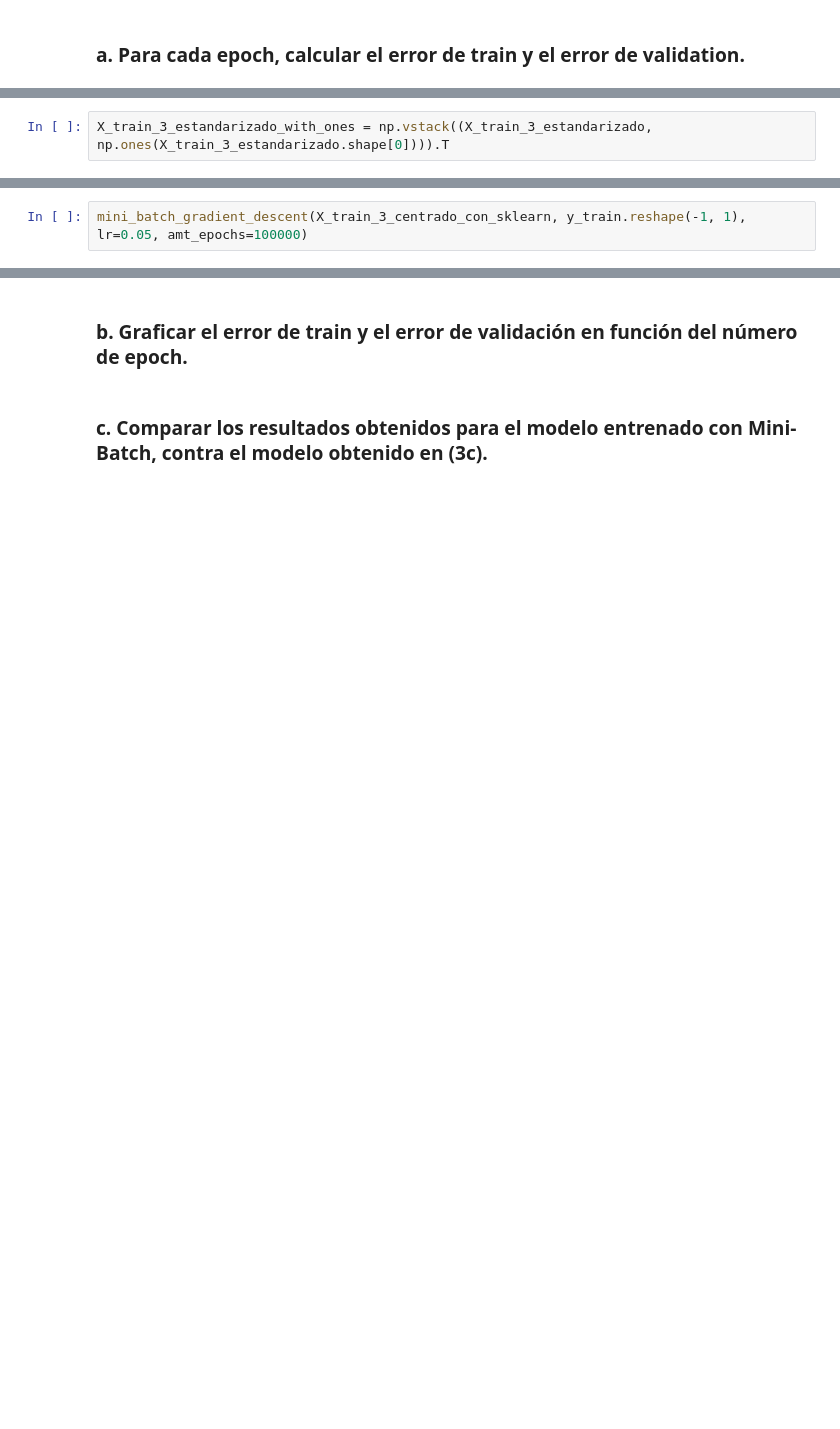
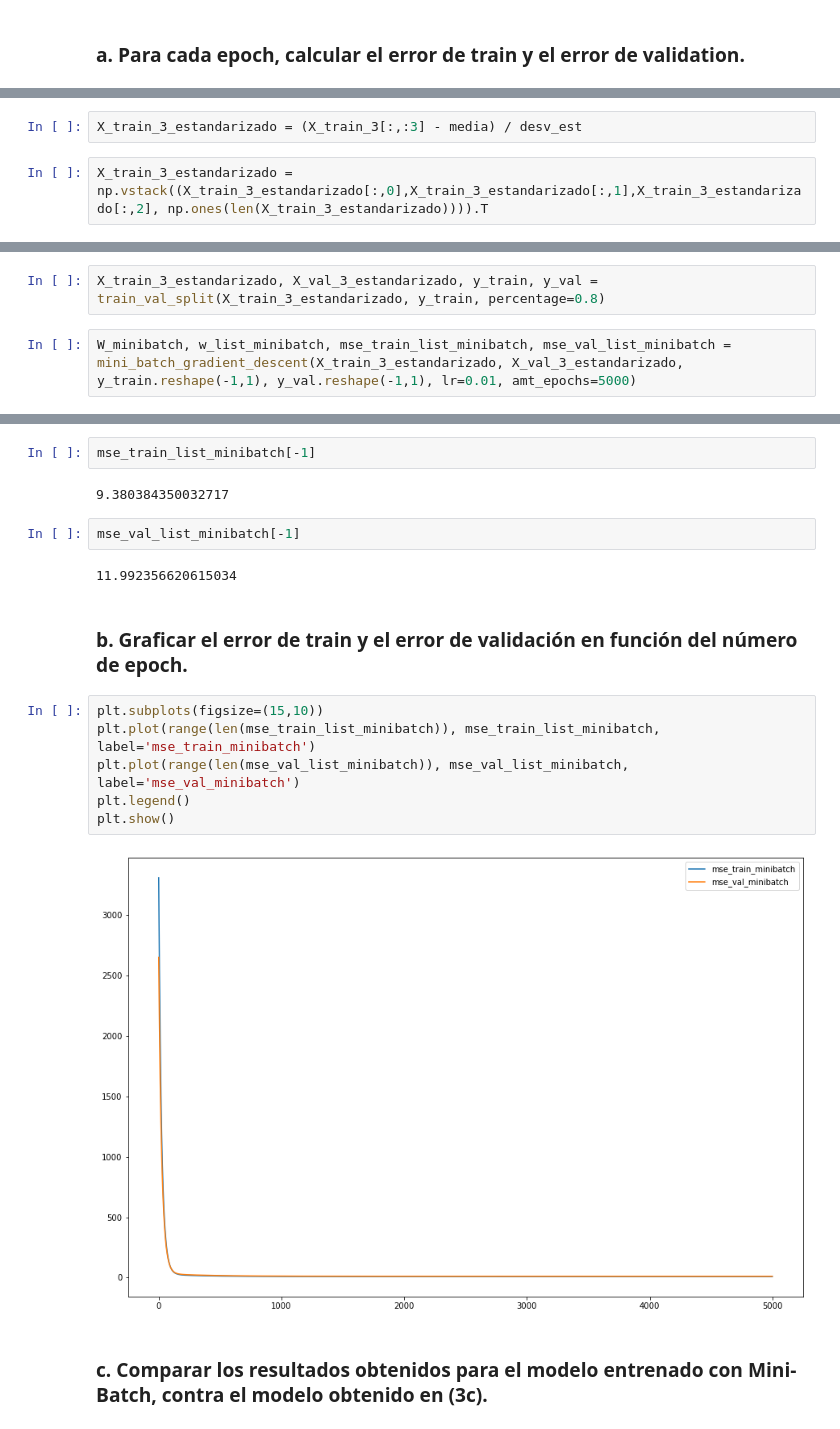
Before and after one commit to fernandogarade/CEIA_03_IntroAI, a Jupyter notebook: Examen/Examen_CEIA_IIA_Garade.ipynb, the cells around one changed output, grey strips where cells are left out. Saved outputs shown, nothing was run; the diff lists cells and outputs as text; blank space fills up the shorter version.

```diff
--- a/Examen/Examen_CEIA_IIA_Garade.ipynb
+++ b/Examen/Examen_CEIA_IIA_Garade.ipynb
@@ -287,2 +378,4 @@ X_train_3_estandarizado.shape
+# %%
+X_train_3_estandarizado = (X_train_3[:,:3] - media) / desv_est
 # %%
-X_train_3_estandarizado_with_ones = np.vstack((X_train_3_estandarizado, np.ones(X_train_3_estandarizado.shape[0]))).T
+X_train_3_estandarizado = np.vstack((X_train_3_estandarizado[:,0],X_train_3_estandarizado[:,1],X_train_3_estandarizado[:,2], np.ones(len(X_train_3_estandarizado)))).T
@@ -322,2 +382,4 @@ array([5.34772143e+14, 2.06780675e+09, 5.28741577e+04, 0.00000000e+00])
+# %%
+X_train_3_estandarizado, X_val_3_estandarizado, y_train, y_val = train_val_split(X_train_3_estandarizado, y_train, percentage=0.8)
 # %%
-mini_batch_gradient_descent(X_train_3_centrado_con_sklearn, y_train.reshape(-1, 1), lr=0.05, amt_epochs=100000)
+W_minibatch, w_list_minibatch, mse_train_list_minibatch, mse_val_list_minibatch = mini_batch_gradient_descent(X_train_3_estandarizado, X_val_3_estandarizado, y_train.reshape(-1,1), y_val.reshape(-1,1), lr=0.01, amt_epochs=5000)
@@ -331,4 +393,20 @@ Con Sklearn funciona bien la estandarización, tengo que afinar la estandarizaci
+# %%
+mse_train_list_minibatch[-1]
+# %% [output]
+9.380384350032717
+# %%
+mse_val_list_minibatch[-1]
+# %% [output]
+11.992356620615034
 # %% [markdown]
 ### b. Graficar el error de train y el error de validación en función del número de epoch.
+# %%
+plt.subplots(figsize=(15,10))
+plt.plot(range(len(mse_train_list_minibatch)), mse_train_list_minibatch, label='mse_train_minibatch')
+plt.plot(range(len(mse_val_list_minibatch)), mse_val_list_minibatch, label='mse_val_minibatch')
+plt.legend()
+plt.show()
+# %% [output]
+[figure, added]
 # %% [markdown]
 ### c. Comparar los resultados obtenidos para el modelo entrenado con Mini-Batch, contra el modelo obtenido en (3c).
```
Also changed, not shown: parts of 58 cells of this notebook.
